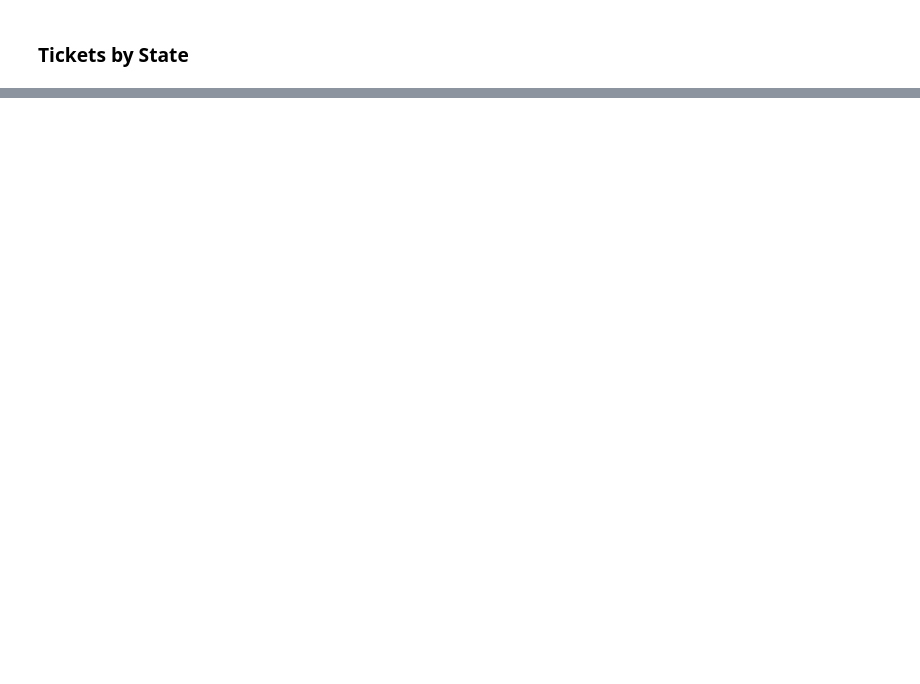
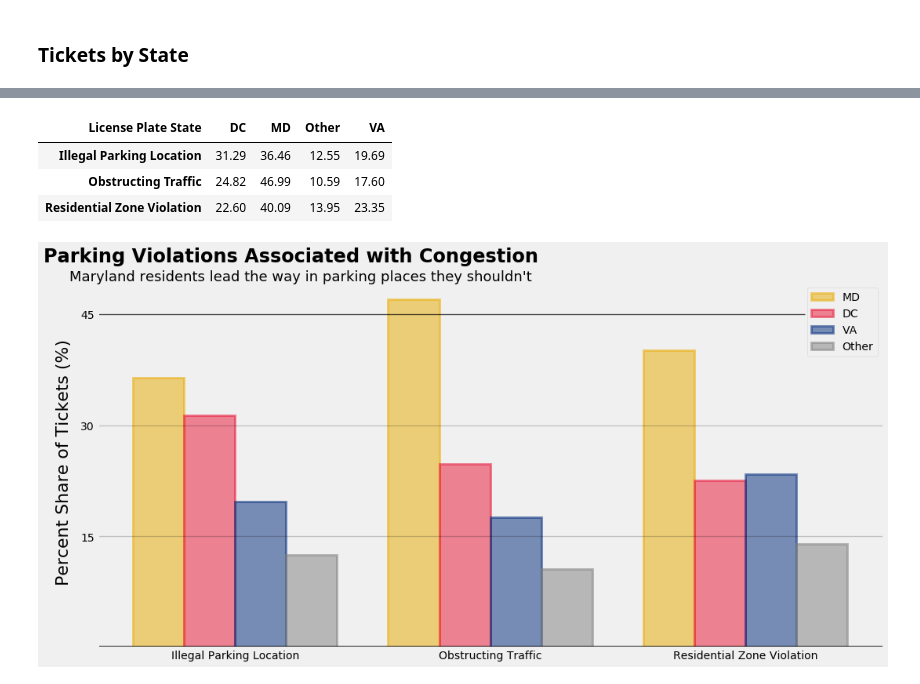
Before and after one commit to Alex-Witt/DC-Parking-Data-Exploration, a Jupyter notebook: Plate Analysis.ipynb, the cells around one changed output, grey strips where cells are left out. Drawn from its saved outputs; the diff is of its cells as text; code cells hidden in the pictures; blank space fills up the shorter version.

```diff
--- a/Plate Analysis.ipynb
+++ b/Plate Analysis.ipynb
@@ -206 +328,75 @@ Name: License Plate State, dtype: int64
+# %%
+congestion = (round(pd.crosstab(df['License Plate State'],
+                                df['Violation Bins'],
+                                normalize = 'columns')*100, 2)  #Isolate my Congestion Columns
+             [['Illegal Parking Location', 'Obstructing Traffic','Residential Zone Violation']]).T
+
+
+"""congestion = (round(pd.crosstab(df['Violation Bins'],
+                                df['License Plate State'],
+                                normalize = 'columns')*100, 2)  #Isolate my Congestion Columns
+             [['Illegal Parking Location', 'Obstructing Traffic','Residential Zone Violation']])"""
+
+del congestion.index.name
+
+x_ticks = congestion.index.values.tolist()
+
+congestion
+# %% [output]
+| License Plate State | DC | MD | Other | VA |
+| Illegal Parking Location | 31.29 | 36.46 | 12.55 | 19.69 |
+| Obstructing Traffic | 24.82 | 46.99 | 10.59 | 17.60 |
+| Residential Zone Violation | 22.60 | 40.09 | 13.95 | 23.35 |
+# %%
+plt.style.use('fivethirtyeight')
+fig, ax = plt.subplots(figsize=(16 , 8))
+
+# Defining variables for plottling
+n_groups = congestion['DC'].nunique()
+index = np.arange(n_groups)
+width = .2
+opacity = .5
+linewidth = 3
+
+# My plots, by State
+MD = plt.bar(index, congestion['MD'], width,
+             alpha=opacity, color='#EAAB00',
+             edgecolor = '#EAAB00', linewidth = linewidth,
+             label = 'MD')
+DC = plt.bar(index + width, congestion['DC'], width,
+             alpha=opacity, color='#E91436',
+             edgecolor = '#E91436', linewidth = linewidth,
+             label = 'DC')
+VA = plt.bar(index + 2*width, congestion['VA'], width,
+             alpha=opacity, color='#00297B',
+             edgecolor = '#00297B', linewidth = linewidth,
+             label = 'VA')
+Other = plt.bar(index + 3*width, congestion['Other'], width,
+                alpha=opacity, color='#808080',
+                edgecolor = '#808080', linewidth = linewidth,
+                label = 'Other')
+
+plt.axhline(y = .2, color = 'black', linewidth = 1.3, alpha = .7)
+plt.axhline(y = 45, xmax = .9, color = 'black', linewidth = 1.3, alpha = .7)
+plt.axhline(y = 30, color = 'black', linewidth = 1.3, alpha = .2)
+plt.axhline(y = 15, color = 'black', linewidth = 1.3, alpha = .2)
+
+
+plt.text(x = -.4 , y = 40, s = 'Percent Share of Tickets (%)',
+        fontsize = 22, rotation = 90,)
+ax.text(x=-.45,y=52, s = "Parking Violations Associated with Congestion",
+       fontsize = 24, fontweight = 'bold')
+ax.text(x= -.35,y=49.5, s = "Maryland residents lead the way in parking places they shouldn't",
+       fontsize = 18)
+
+
+ax.set_yticks([15,30,45])
+plt.xticks([.3,1.3,2.3]  , x_ticks )
+ax.grid(False)
+
+plt.legend(loc = 1)
+
+plt.show();
+# %% [output]
+[figure, added]
 # %%
```
Also changed, not shown: parts of 22 cells of this notebook, 1 other file.
